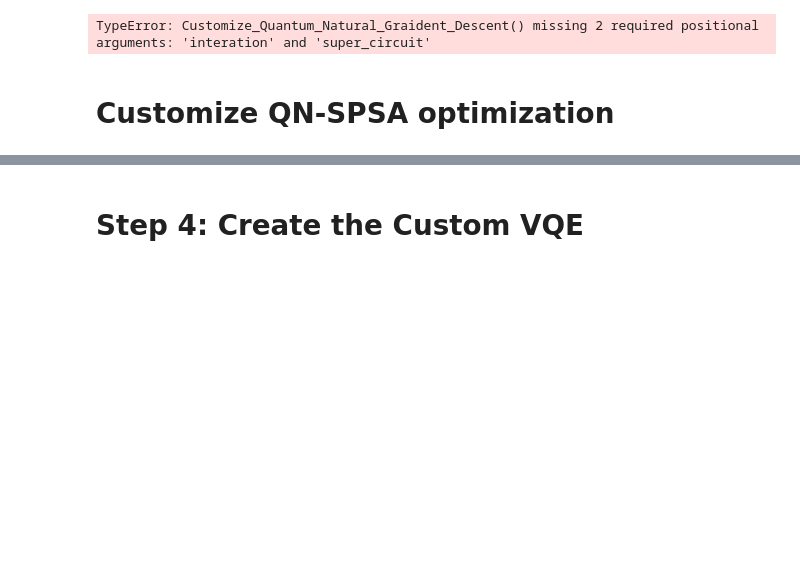
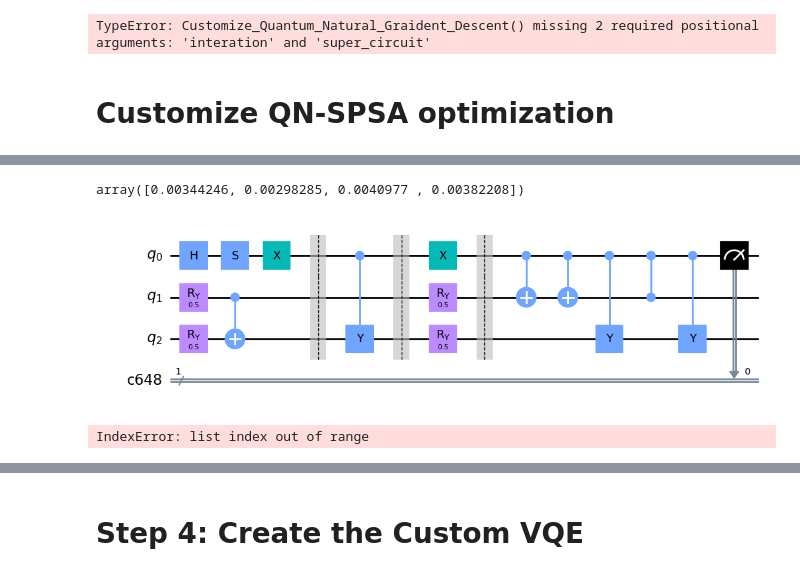
Before and after one commit to nguyenvulinh666/Variational-Quantum-EigeinSolver, a Jupyter notebook: Complete_VQE.ipynb, the cells around one changed output, grey strips where cells are left out. Saved outputs shown, nothing was run; the diff lists cells and outputs as text; code cells hidden in the pictures; blank space fills up the shorter version.

```diff
--- a/Complete_VQE.ipynb
+++ b/Complete_VQE.ipynb
@@ -1095,0 +1428,12 @@ a = np.identity(2)
+# %%
+0.001*np.dot(np.linalg.pinv(U_matrix), grad_vector_C)
+# %% [output]
+array([0.00344246, 0.00298285, 0.0040977 , 0.00382208])
+# %%
+internal_circuit.draw('mpl')
+# %% [output]
+[figure, added]
+# %%
+circ_for_U_part(ansatz, 2,2)
+# %% [output]
+IndexError: list index out of range
```
Also changed, not shown: parts of 38 cells of this notebook.
